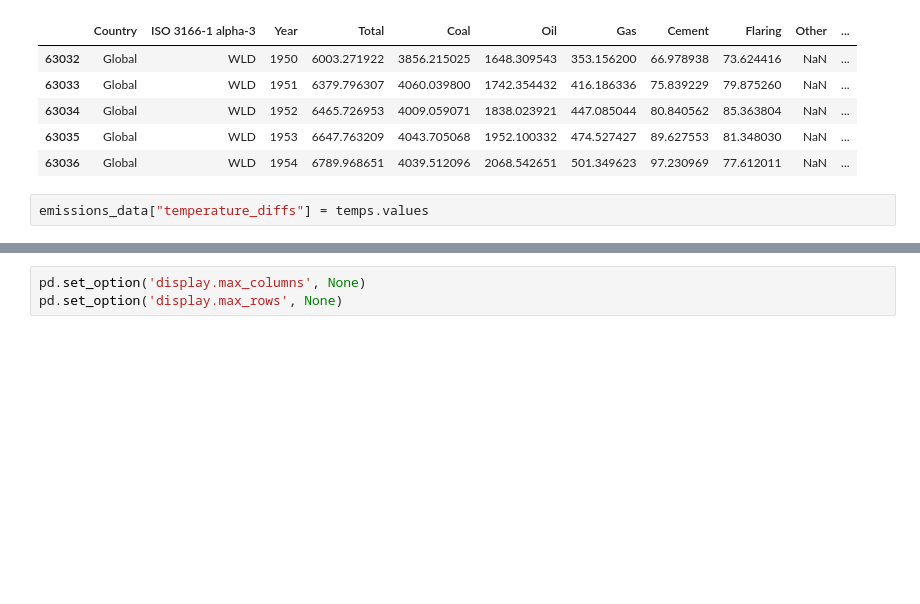
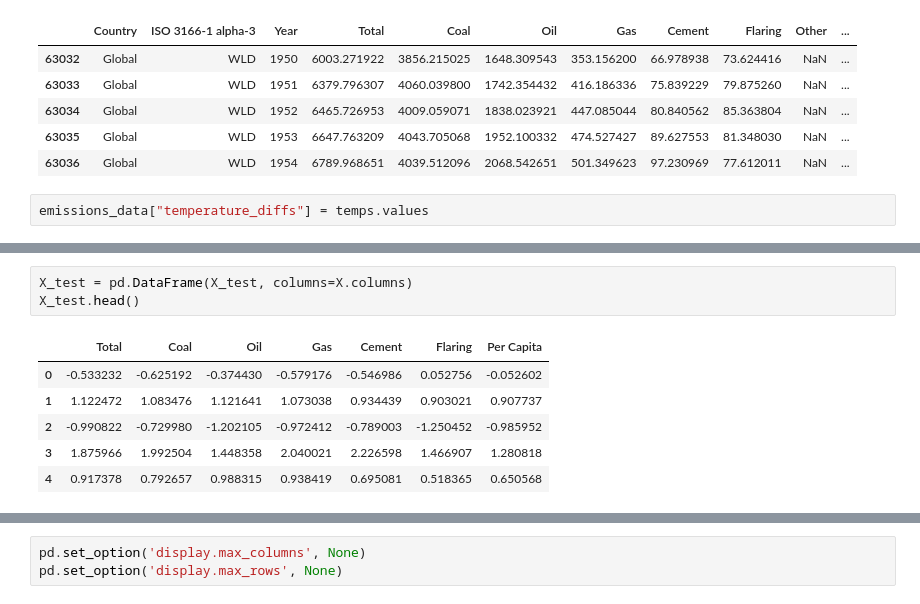
Before and after one commit to Salmatahlil/Capstone, a Jupyter notebook: ml_co2_topredict_temperatures.ipynb, the cells around one changed output, grey strips where cells are left out. Saved outputs shown, nothing was run; the diff lists cells and outputs as text; blank space fills up the shorter version.

```diff
--- a/ml_co2_topredict_temperatures.ipynb
+++ b/ml_co2_topredict_temperatures.ipynb
@@ -70,3 +65,13 @@ X_test.head()
+# %%
+X_test = pd.DataFrame(X_test, columns=X.columns)
+X_test.head()
+# %% [output]
+|  | Total | Coal | Oil | Gas | Cement | Flaring | Per Capita |
+| 0 | -0.533232 | -0.625192 | -0.374430 | -0.579176 | -0.546986 | 0.052756 | -0.052602 |
+| 1 | 1.122472 | 1.083476 | 1.121641 | 1.073038 | 0.934439 | 0.903021 | 0.907737 |
+| 2 | -0.990822 | -0.729980 | -1.202105 | -0.972412 | -0.789003 | -1.250452 | -0.985952 |
+| 3 | 1.875966 | 1.992504 | 1.448358 | 2.040021 | 2.226598 | 1.466907 | 1.280818 |
+| 4 | 0.917378 | 0.792657 | 0.988315 | 0.938419 | 0.695081 | 0.518365 | 0.650568 |
 # %%
 y_train[:5]
 # %% [output]
```
Also changed, not shown: parts of 17 cells of this notebook.
